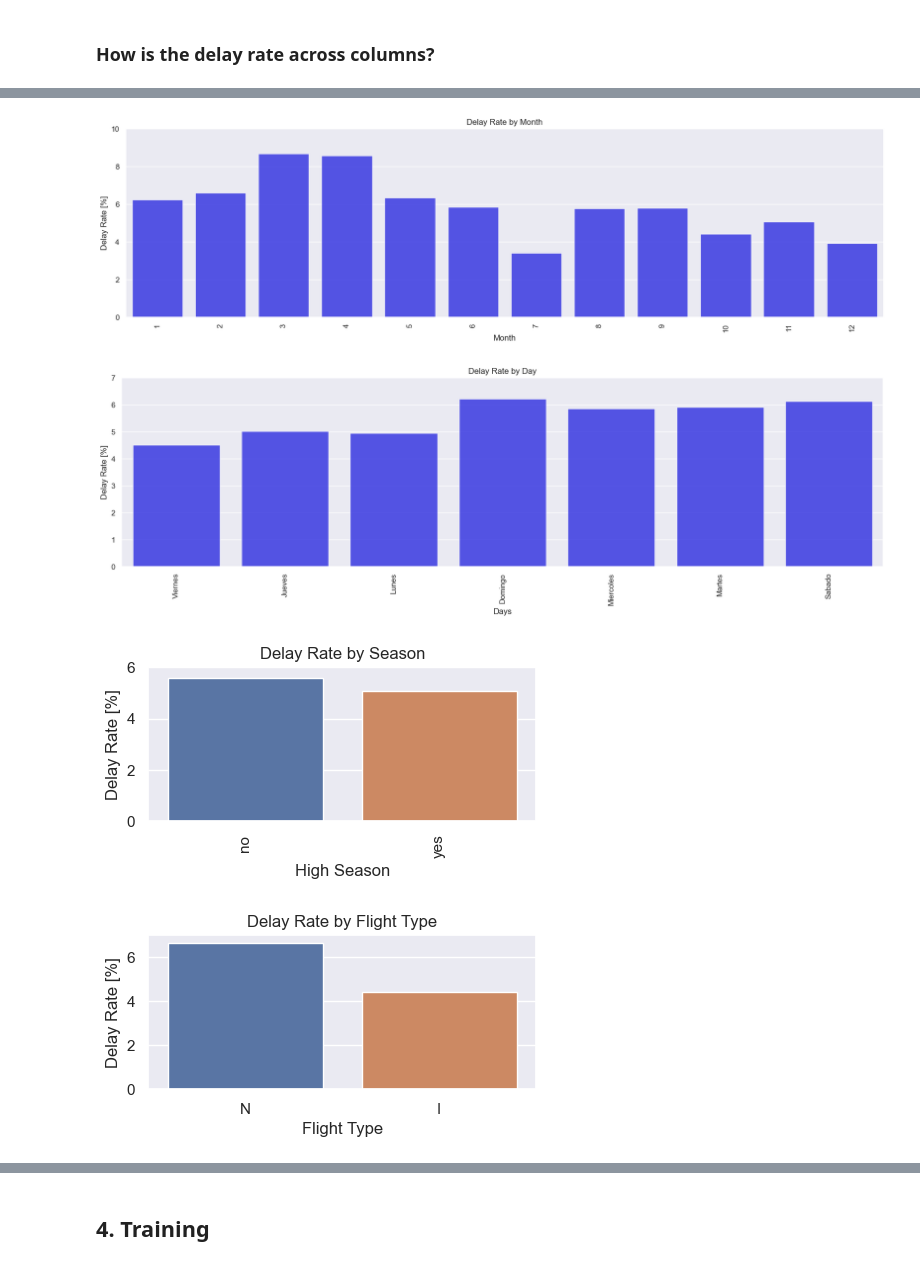
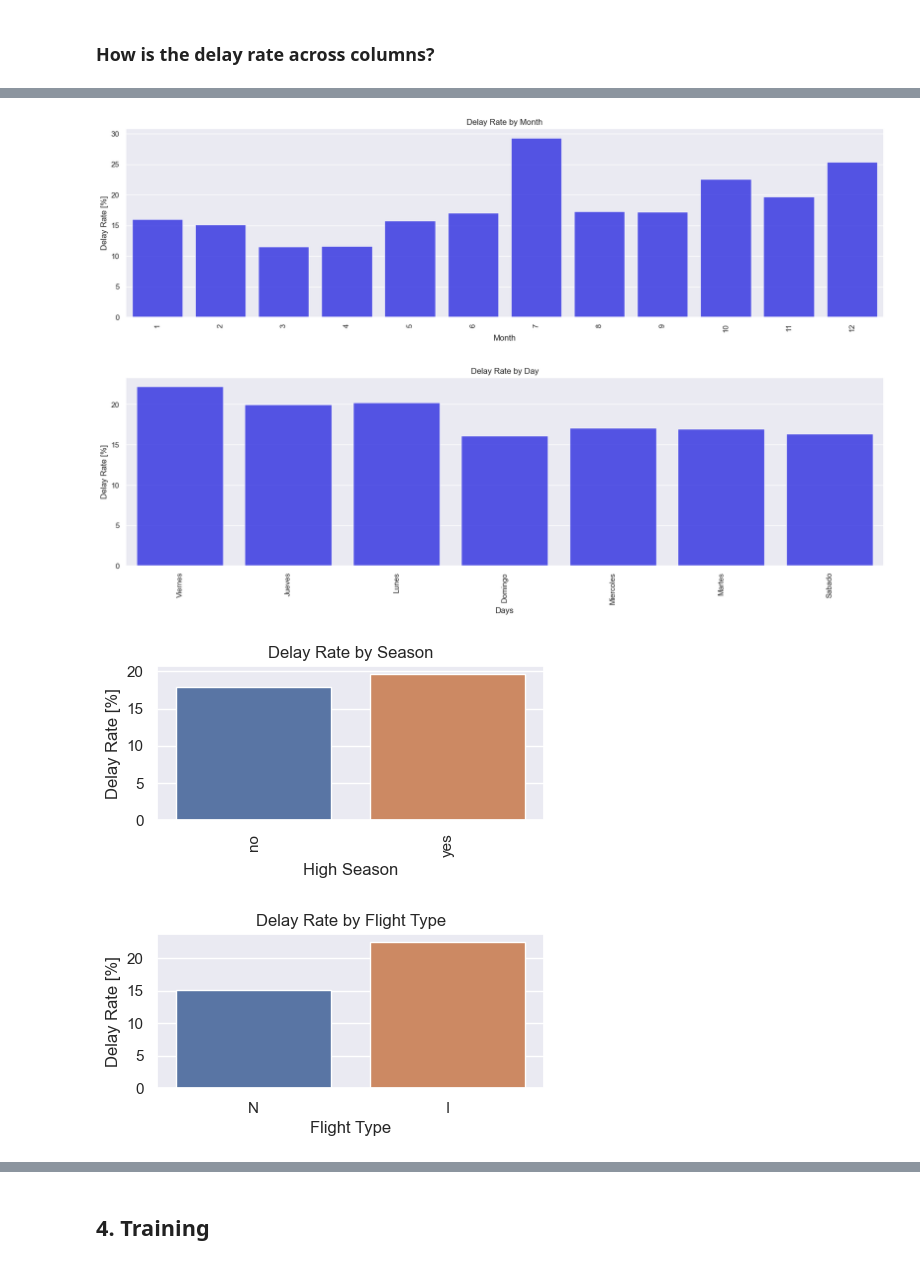
Before and after one commit to afescobar94/Challenge_MLE, a Jupyter notebook: challenge/exploration.ipynb, the cells around one changed output, grey strips where cells are left out. Saved outputs shown, nothing was run; the diff lists cells and outputs as text; code cells hidden in the pictures.

Commit message:
fix: inverted delay rate calculation total/delays

```diff
--- a/challenge/exploration.ipynb
+++ b/challenge/exploration.ipynb
@@ -277,7 +277,7 @@ def get_rate_from_column(data, column):
     rates = {}
     for name, total in total.items():
         if name in delays:
-            rates[name] = round(total / delays[name], 2)
+            rates[name] = round(100 * delays[name] / total, 2)
         else:
             rates[name] = 0
 
@@ -318,10 +318,10 @@ plt.title('Delay Rate by Month')
 plt.ylabel('Delay Rate [%]', fontsize=12)
 plt.xlabel('Month', fontsize=12)
 plt.xticks(rotation=90)
-plt.ylim(0,10)
+#plt.ylim(0,1)
 plt.show()
 # %% [output]
-[figure, old version]
+[figure, new version]
 # %%
 days_rate = get_rate_from_column(data, 'DIANOM')
 days_rate_value = data['DIANOM'].value_counts().index
@@ -333,10 +333,10 @@ plt.title('Delay Rate by Day')
 plt.ylabel('Delay Rate [%]', fontsize=12)
 plt.xlabel('Days', fontsize=12)
 plt.xticks(rotation=90)
-plt.ylim(0,7)
+#plt.ylim(0,1)
 plt.show()
 # %% [output]
-[figure, old version]
+[figure, new version]
 # %%
 high_season_rate = get_rate_from_column(data, 'high_season')
 high_season_rate_values = data['high_season'].value_counts().index
@@ -348,23 +348,23 @@ plt.title('Delay Rate by Season')
 plt.ylabel('Delay Rate [%]', fontsize=12)
 plt.xlabel('High Season', fontsize=12)
 plt.xticks(rotation=90)
-plt.ylim(0,6)
+#plt.ylim(0,1)
 plt.show()
 # %% [output]
-[figure, old version]
+[figure, new version]
 # %%
 flight_type_rate = get_rate_from_column(data, 'TIPOVUELO')
 flight_type_rate_values = data['TIPOVUELO'].value_counts().index
 plt.figure(figsize = (5, 2))
 sns.set(style="darkgrid")
 sns.barplot(x=flight_type_rate_values, y=flight_type_rate['Tasa (%)'])
 plt.title('Delay Rate by Flight Type')
 plt.ylabel('Delay Rate [%]', fontsize=12)
 plt.xlabel('Flight Type', fontsize=12)
-plt.ylim(0,7)
+#plt.ylim(0,1)
 plt.show()
 # %% [output]
-[figure, old version]
+[figure, new version]
 # %%
 period_day_rate = get_rate_from_column(data, 'period_day')
 period_day_rate_values = data['period_day'].value_counts().index
```
Also changed, not shown: parts of 4 cells of this notebook.
